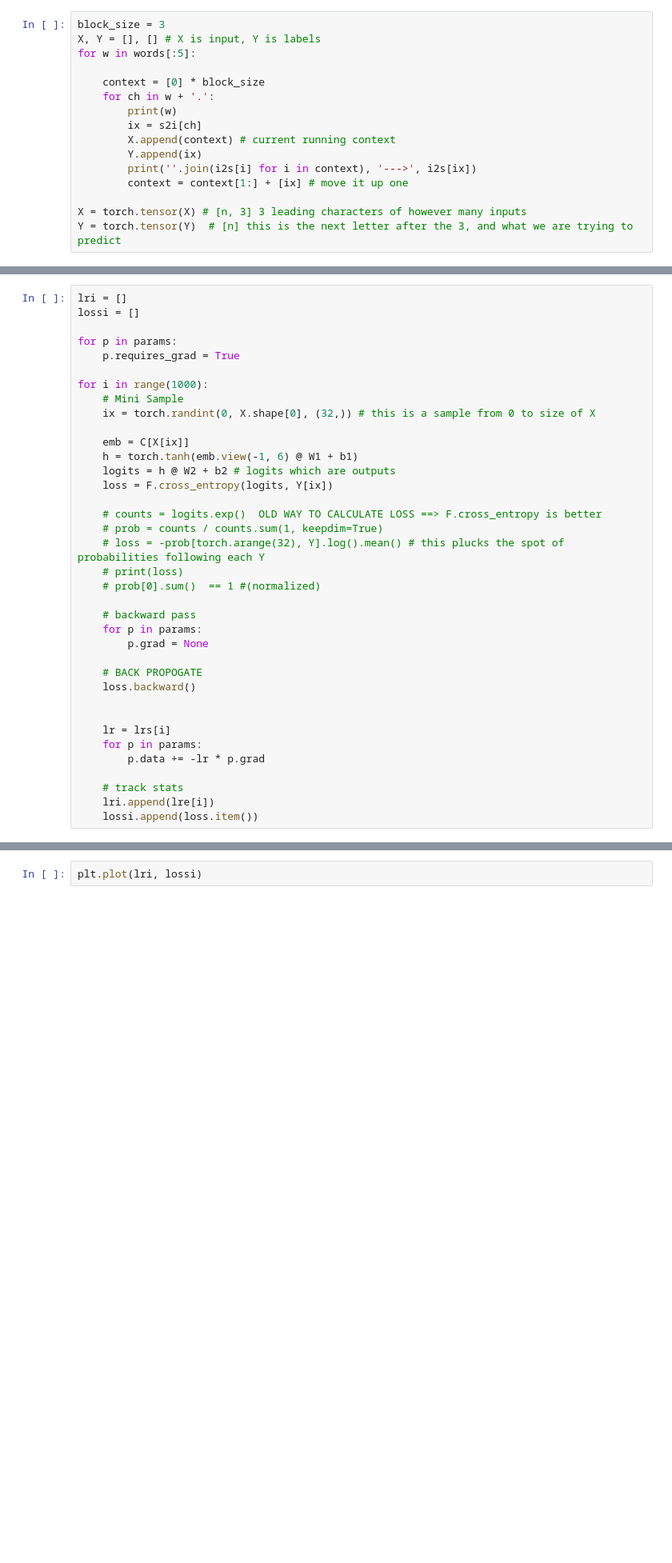
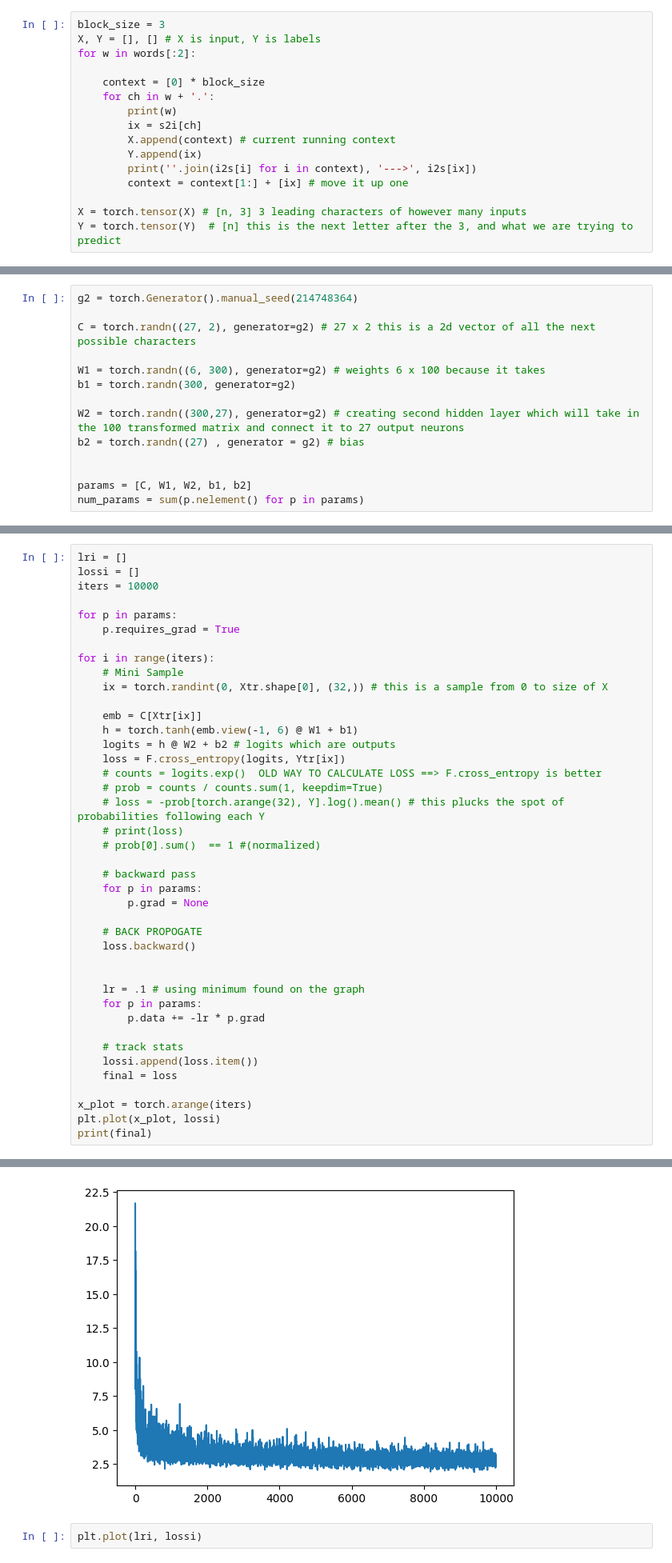
Before and after one commit to detroitnatif/LLM-V1, a Jupyter notebook: V3.ipynb, the cells around one changed output, grey strips where cells are left out. Shown at 80% size. Drawn from its saved outputs; the diff is of its cells as text; blank space fills up the shorter version.

Commit message:
found optimal learning rate

```diff
--- a/V3.ipynb
+++ b/V3.ipynb
@@ -22,7 +23,7 @@ for i, l in i2s.items():
 # %%
 block_size = 3
 X, Y = [], [] # X is input, Y is labels
-for w in words[:5]:
+for w in words[:2]:
 
     context = [0] * block_size
     for ch in w + '.':
@@ -150,0 +165,14 @@ num_params = sum(p.nelement() for p in params)
+# %%
+g2 = torch.Generator().manual_seed(214748364)
+
+C = torch.randn((27, 2), generator=g2) # 27 x 2 this is a 2d vector of all the next possible characters
+
+W1 = torch.randn((6, 300), generator=g2) # weights 6 x 100 because it takes
+b1 = torch.randn(300, generator=g2)
+
+W2 = torch.randn((300,27), generator=g2) # creating second hidden layer which will take in the 100 transformed matrix and connect it to 27 output neurons
+b2 = torch.randn((27) , generator = g2) # bias
+
+
+params = [C, W1, W2, b1, b2]
+num_params = sum(p.nelement() for p in params)
@@ -151,19 +181,19 @@ num_params = sum(p.nelement() for p in params)
 # %%
 lri = []
 lossi = []
+iters = 10000
 
 for p in params:
     p.requires_grad = True
 
-for i in range(1000):
+for i in range(iters):
     # Mini Sample
-    ix = torch.randint(0, X.shape[0], (32,)) # this is a sample from 0 to size of X
+    ix = torch.randint(0, Xtr.shape[0], (32,)) # this is a sample from 0 to size of X
 
-    emb = C[X[ix]]
+    emb = C[Xtr[ix]]
     h = torch.tanh(emb.view(-1, 6) @ W1 + b1)
     logits = h @ W2 + b2 # logits which are outputs
-    loss = F.cross_entropy(logits, Y[ix])
-
+    loss = F.cross_entropy(logits, Ytr[ix])
     # counts = logits.exp()  OLD WAY TO CALCULATE LOSS ==> F.cross_entropy is better
     # prob = counts / counts.sum(1, keepdim=True)
     # loss = -prob[torch.arange(32), Y].log().mean() # this plucks the spot of probabilities following each Y
@@ -178,10 +208,15 @@ for i in range(1000):
     loss.backward()
 
 
-    lr = lrs[i]
+    lr = .1 # using minimum found on the graph
     for p in params:
         p.data += -lr * p.grad
 
     # track stats
-    lri.append(lre[i])
     lossi.append(loss.item())
+    final = loss
+
+x_plot = torch.arange(iters)
+plt.plot(x_plot, lossi)
+print(final)
+# %% [output]
@@ -188,3 +224,4 @@ for i in range(1000):
+[figure, added]
 # %%
 plt.plot(lri, lossi)
 # %% [output]
```
Also changed, not shown: parts of 12 cells of this notebook.
